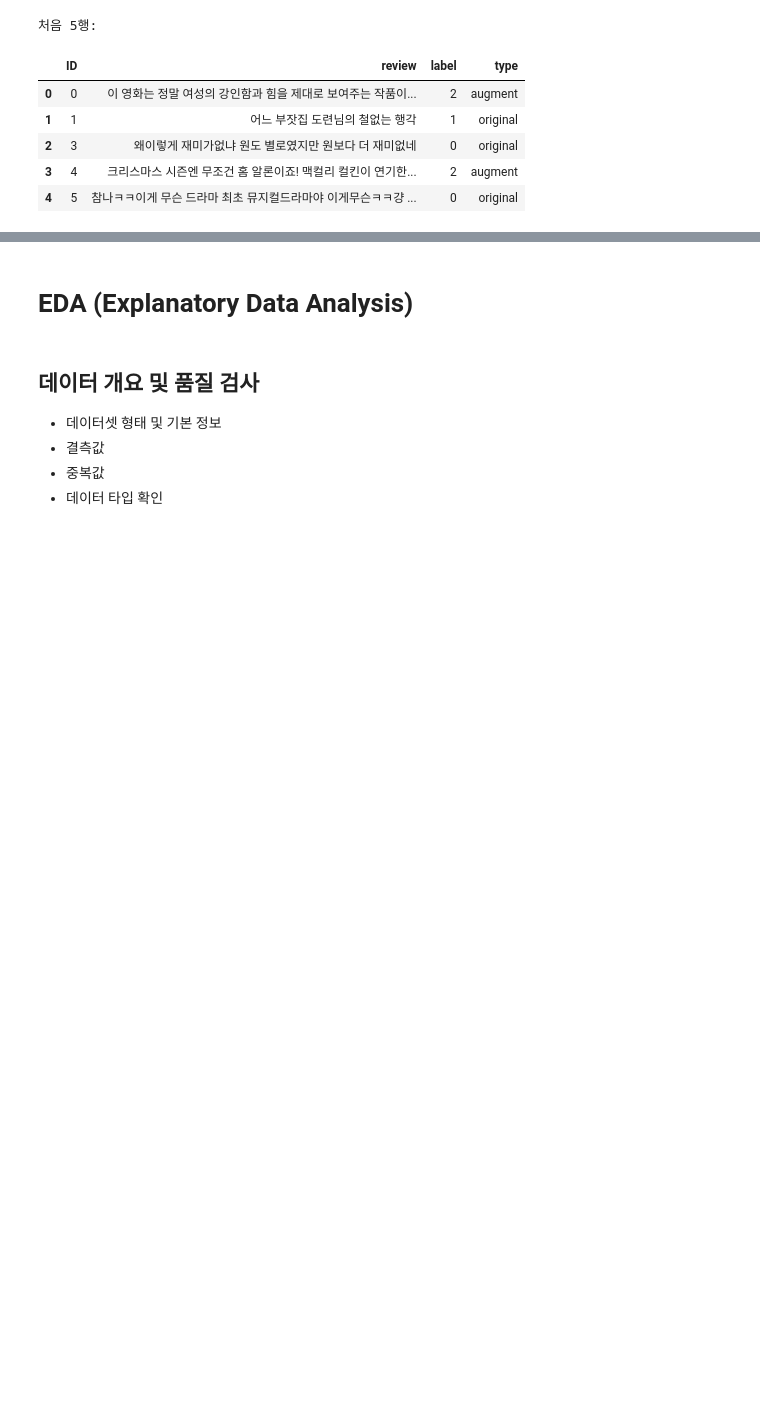
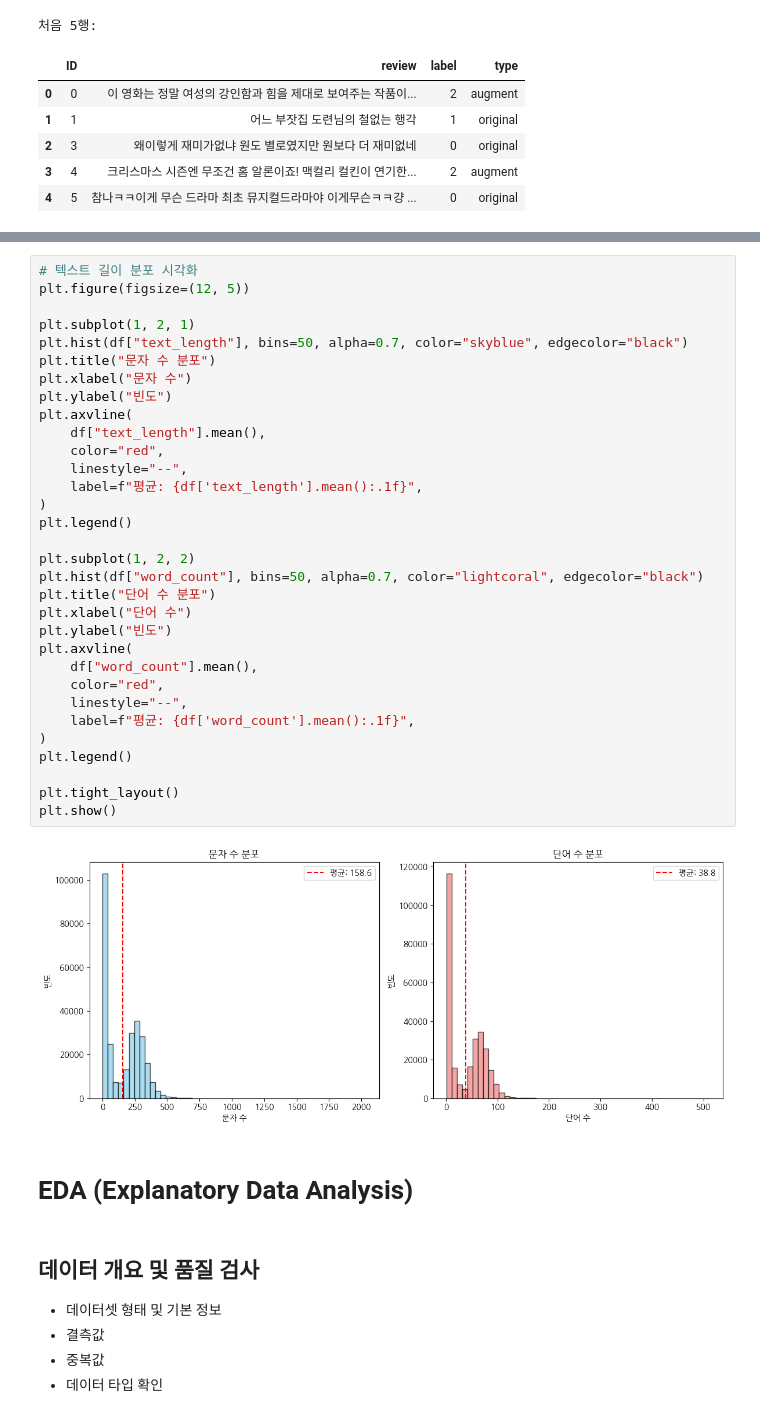
Before and after one commit to JaeyeonBang/boostcamp_project_1, a Jupyter notebook: baseline_code.ipynb, the cells around one changed output, grey strips where cells are left out. Cells and saved outputs as stored; diff of their text form; blank space fills up the shorter version.

```diff
--- a/baseline_code.ipynb
+++ b/baseline_code.ipynb
@@ -120,3 +621,37 @@ df.head()
+# %%
+# 텍스트 길이 분포 시각화
+plt.figure(figsize=(12, 5))
+
+plt.subplot(1, 2, 1)
+plt.hist(df["text_length"], bins=50, alpha=0.7, color="skyblue", edgecolor="black")
+plt.title("문자 수 분포")
+plt.xlabel("문자 수")
+plt.ylabel("빈도")
+plt.axvline(
+    df["text_length"].mean(),
+    color="red",
+    linestyle="--",
+    label=f"평균: {df['text_length'].mean():.1f}",
+)
+plt.legend()
+
+plt.subplot(1, 2, 2)
+plt.hist(df["word_count"], bins=50, alpha=0.7, color="lightcoral", edgecolor="black")
+plt.title("단어 수 분포")
+plt.xlabel("단어 수")
+plt.ylabel("빈도")
+plt.axvline(
+    df["word_count"].mean(),
+    color="red",
+    linestyle="--",
+    label=f"평균: {df['word_count'].mean():.1f}",
+)
+plt.legend()
+
+plt.tight_layout()
+plt.show()
+# %% [output]
+[figure, added]
 # %% [markdown]
 # EDA (Explanatory Data Analysis)
 # %% [markdown]
```
Also changed, not shown: parts of 19 cells of this notebook, 4 other files.
